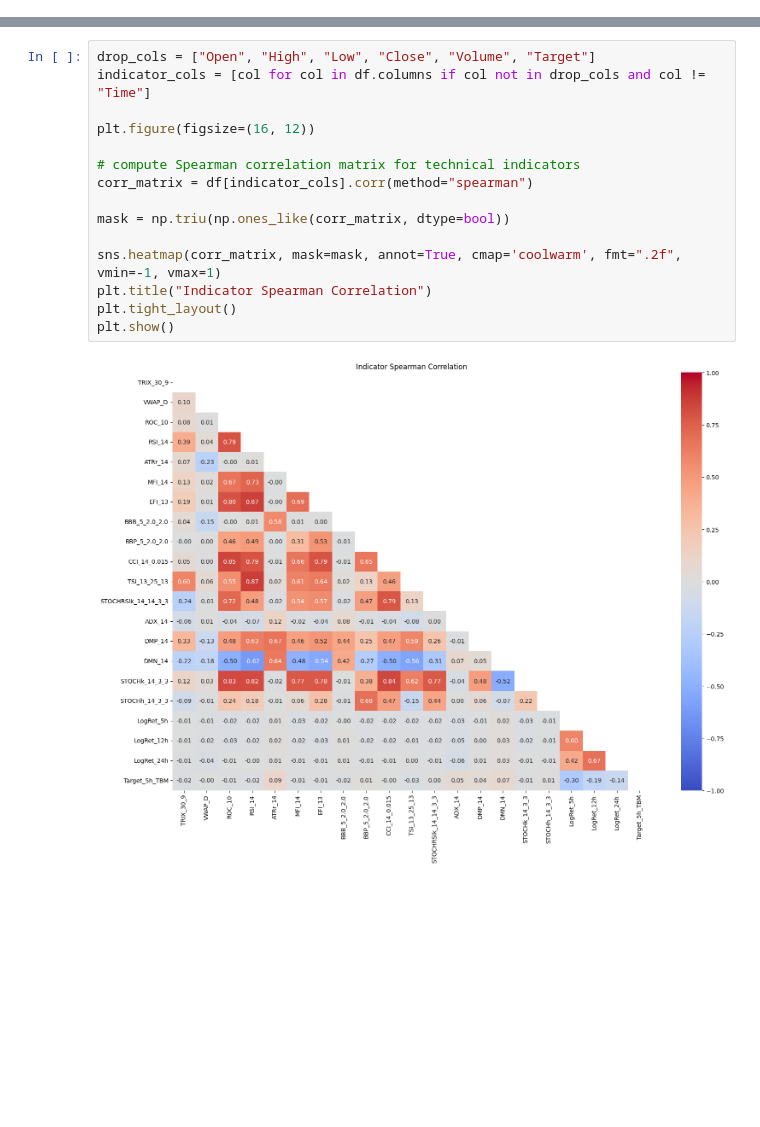
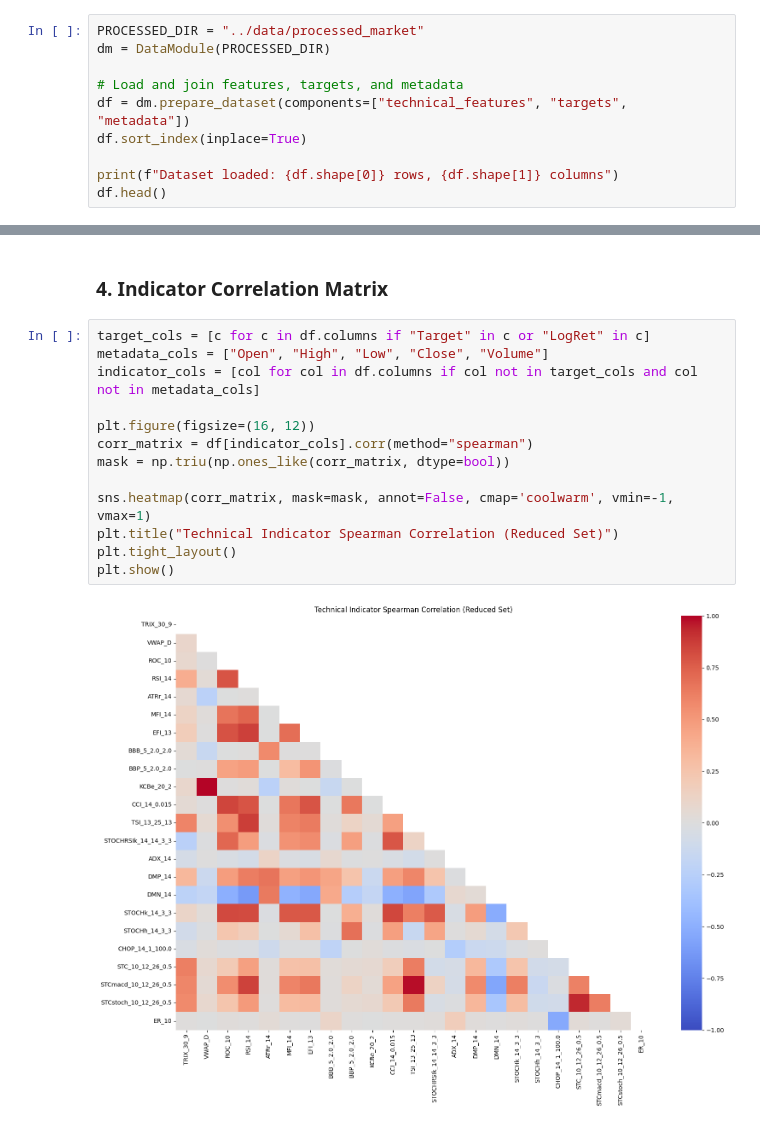
Before and after one commit to dilshanjayy/multi-model-forex-prediction-dl, a Jupyter notebook: notebooks/processed_technical_eda.ipynb, the cells around one changed output, grey strips where cells are left out. Cells and saved outputs as stored; diff of their text form; blank space fills up the shorter version.

```diff
--- a/notebooks/processed_technical_eda.ipynb
+++ b/notebooks/processed_technical_eda.ipynb
@@ -24,0 +24,10 @@ df.head()
+# %%
+PROCESSED_DIR = "../data/processed_market"
+dm = DataModule(PROCESSED_DIR)
+
+# Load and join features, targets, and metadata
+df = dm.prepare_dataset(components=["technical_features", "targets", "metadata"])
+df.sort_index(inplace=True)
+
+print(f"Dataset loaded: {df.shape[0]} rows, {df.shape[1]} columns")
+df.head()
@@ -48,17 +125,17 @@ Target_5h_TBM: float64
+# %% [markdown]
+### 4. Indicator Correlation Matrix
 # %%
-drop_cols = ["Open", "High", "Low", "Close", "Volume", "Target"]
-indicator_cols = [col for col in df.columns if col not in drop_cols and col != "Time"]
+target_cols = [c for c in df.columns if "Target" in c or "LogRet" in c]
+metadata_cols = ["Open", "High", "Low", "Close", "Volume"]
+indicator_cols = [col for col in df.columns if col not in target_cols and col not in metadata_cols]
 
 plt.figure(figsize=(16, 12))
-
-# compute Spearman correlation matrix for technical indicators
 corr_matrix = df[indicator_cols].corr(method="spearman")
-
 mask = np.triu(np.ones_like(corr_matrix, dtype=bool))
 
-sns.heatmap(corr_matrix, mask=mask, annot=True, cmap='coolwarm', fmt=".2f", vmin=-1, vmax=1)
-plt.title("Indicator Spearman Correlation")
+sns.heatmap(corr_matrix, mask=mask, annot=False, cmap='coolwarm', vmin=-1, vmax=1)
+plt.title("Technical Indicator Spearman Correlation (Reduced Set)")
 plt.tight_layout()
 plt.show()
 # %% [output]
-[figure, old version]
+[figure, new version]
```
Also changed, not shown: parts of 12 cells of this notebook, 29 other files.
